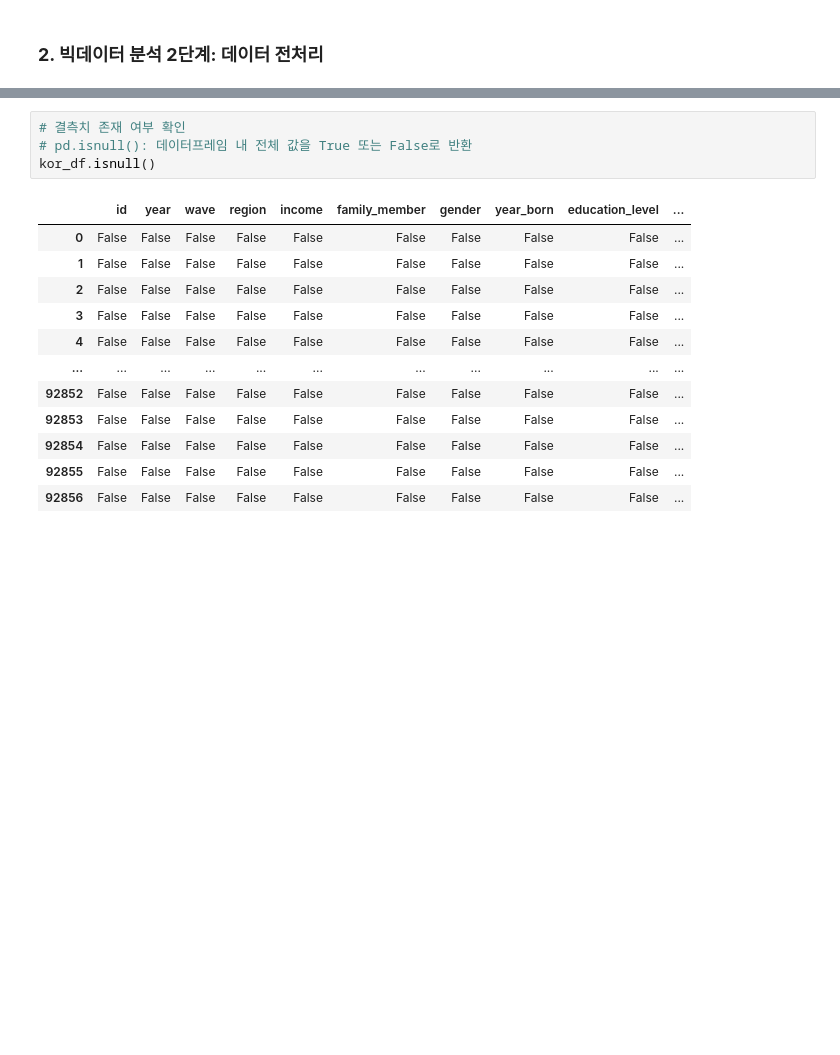
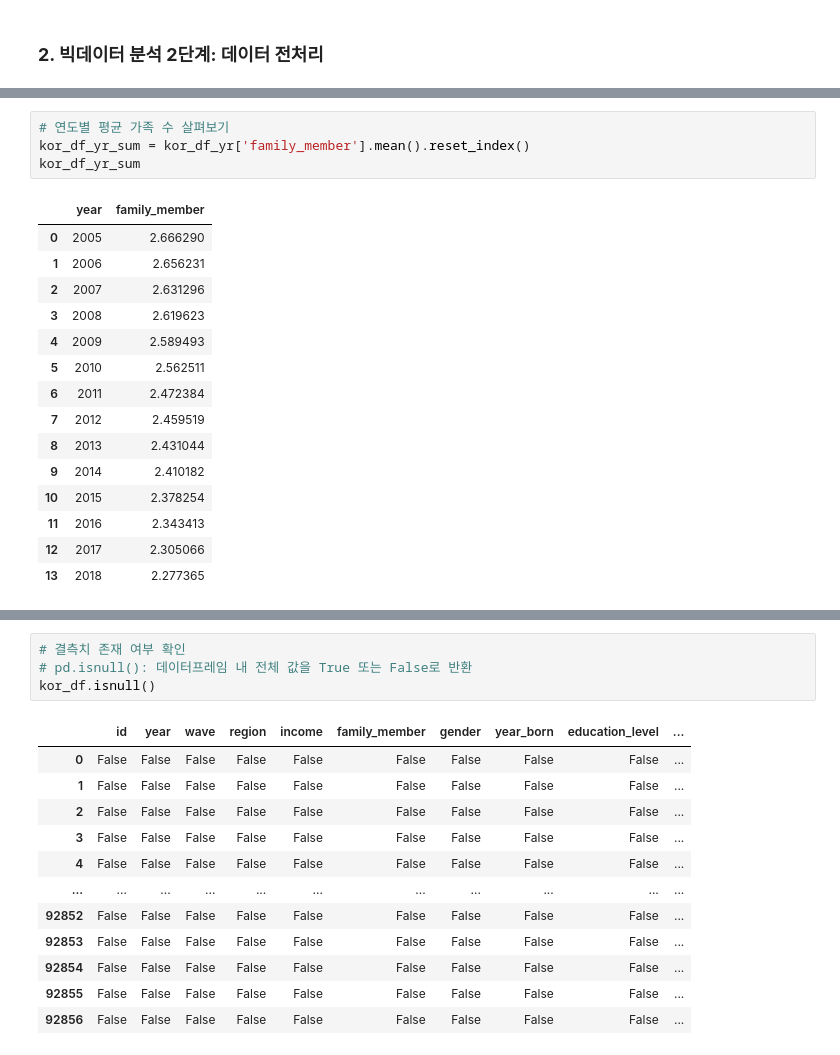
Before and after one commit to awekim/LEC_CoWeekBigData_2023, a Jupyter notebook: CoWeek_PythonBigData_2023.ipynb, the cells around one changed output, grey strips where cells are left out. Saved outputs shown, nothing was run; the diff lists cells and outputs as text; blank space fills up the shorter version.

```diff
--- a/CoWeek_PythonBigData_2023.ipynb
+++ b/CoWeek_PythonBigData_2023.ipynb
@@ -176,0 +223,20 @@ Index(['id', 'year', 'wave', 'region', 'income', 'family_member', 'gender',
+# %%
+# 연도별 평균 가족 수 살펴보기
+kor_df_yr_sum = kor_df_yr['family_member'].mean().reset_index()
+kor_df_yr_sum
+# %% [output]
+|  | year | family_member |
+| 0 | 2005 | 2.666290 |
+| 1 | 2006 | 2.656231 |
+| 2 | 2007 | 2.631296 |
+| 3 | 2008 | 2.619623 |
+| 4 | 2009 | 2.589493 |
+| 5 | 2010 | 2.562511 |
+| 6 | 2011 | 2.472384 |
+| 7 | 2012 | 2.459519 |
+| 8 | 2013 | 2.431044 |
+| 9 | 2014 | 2.410182 |
+| 10 | 2015 | 2.378254 |
+| 11 | 2016 | 2.343413 |
+| 12 | 2017 | 2.305066 |
+| 13 | 2018 | 2.277365 |
```
Also changed, not shown: parts of 10 cells of this notebook, 2 other files.
